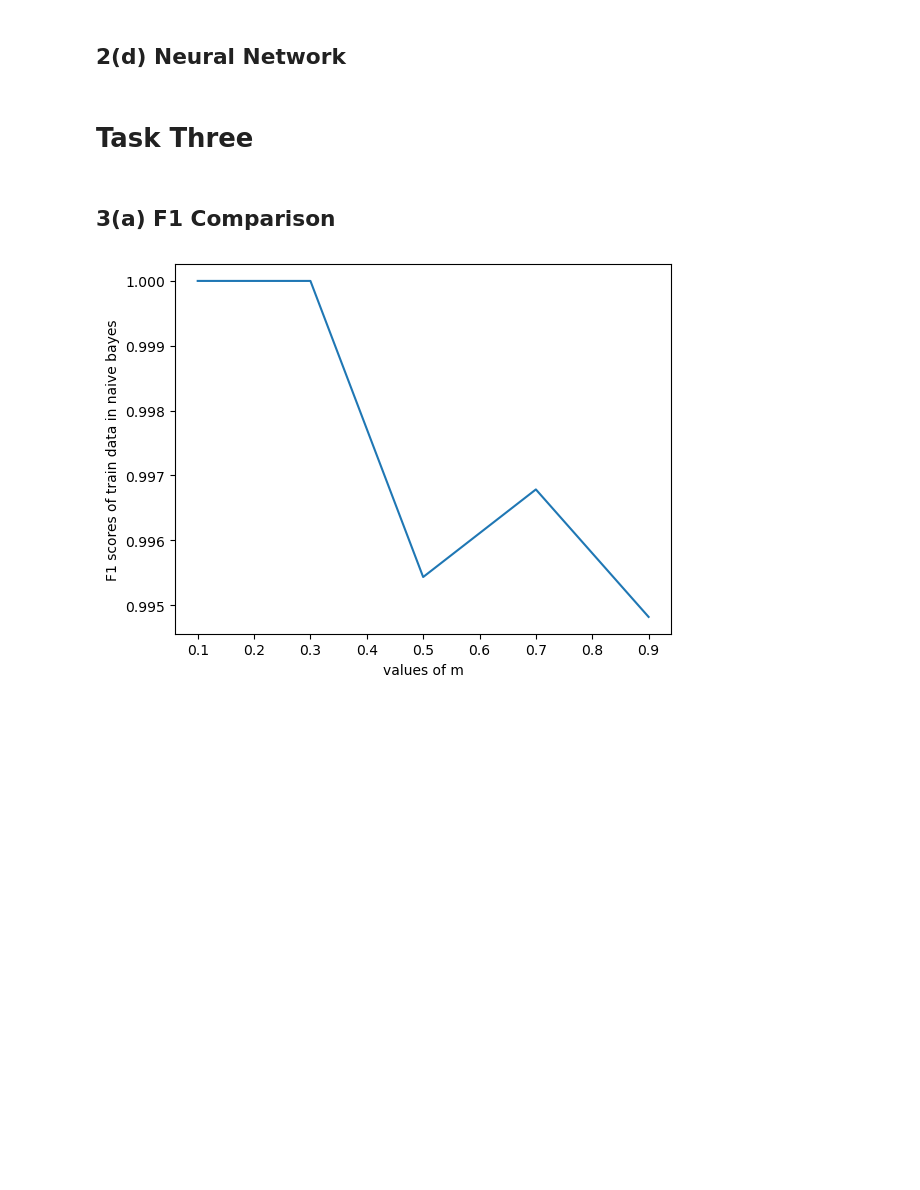
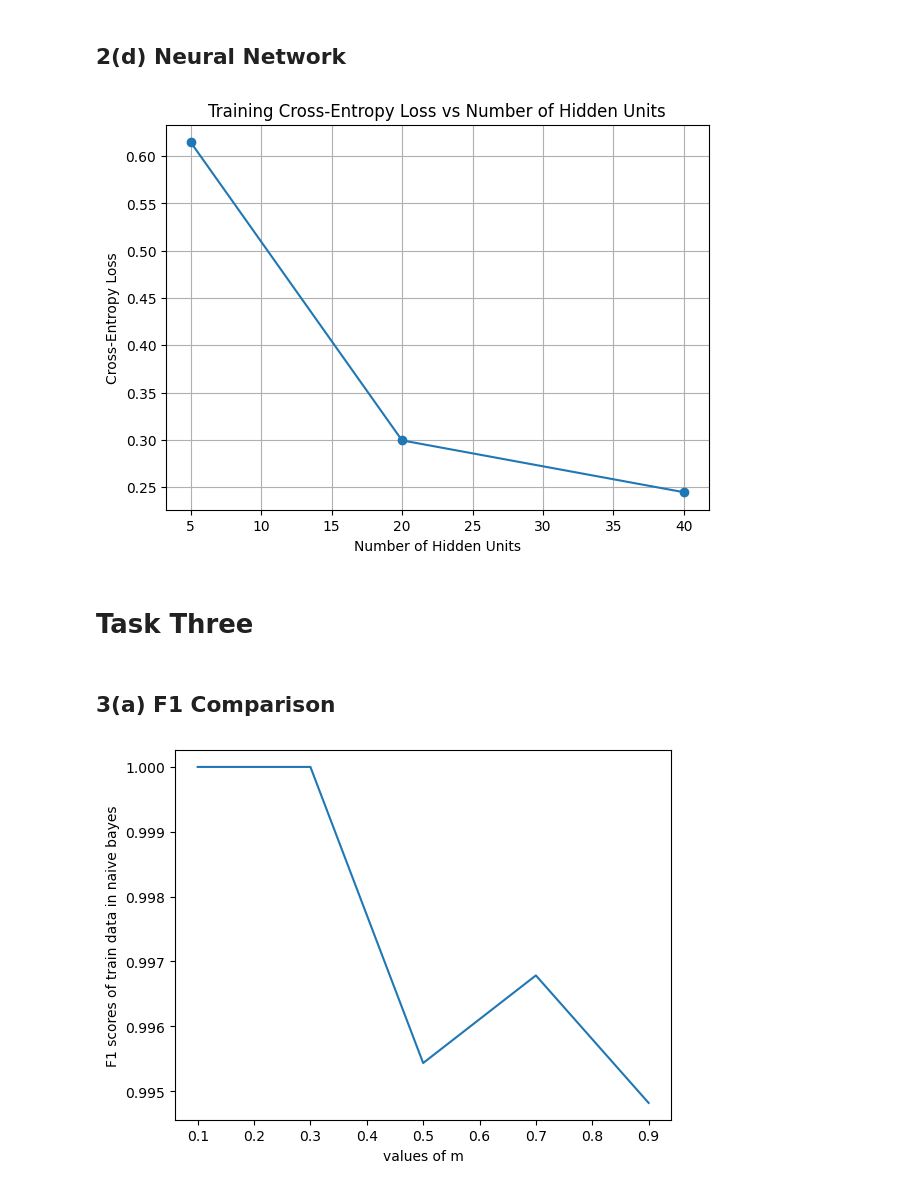
Before and after one commit to eand640/361assignment3, a Jupyter notebook: 361assignment3.ipynb, the cells around one changed output. Drawn from its saved outputs; the diff is of its cells as text; code cells hidden in the pictures; blank space fills up the shorter version.

```diff
--- a/361assignment3.ipynb
+++ b/361assignment3.ipynb
@@ -271,7 +266,34 @@ plot_decision_boundary(svm_rbf, X_2d_svm, y_enc, f"Hard-margin RBF SVM (C={C_har
 # %% [markdown]
 ## 2(d) Neural Network
 # %%
-# Neural Network code goes here
+hidden_units = [5,20,40]
+
+epochs = 100
+
+entropy_losses =[]
+
+svd = TruncatedSVD(n_components=2, random_state=42) #fitting to 2d view
+X_2d = svd.fit_transform(X)
+
+le = LabelEncoder()
+y_encoded = le.fit_transform(y) # y_enc categorised to 0 and 1
+
+for unit in hidden_units: #training NN classifier with hidden units
+    classifier = MLPClassifier(hidden_layer_sizes=(unit,), max_iter=epochs, random_state=42)
+    classifier.fit(X_2d,y_encoded)
+
+    entropy_loss = classifier.loss_
+    entropy_losses.append(entropy_loss)
+
+plt.figure(figsize=(7, 5)) #plotting entropy loss
+plt.plot(hidden_units, entropy_losses, marker='o')
+plt.title("Training Cross-Entropy Loss vs Number of Hidden Units")
+plt.xlabel("Number of Hidden Units")
+plt.ylabel("Cross-Entropy Loss")
+plt.grid(True)
+plt.show()
+# %% [output]
+[figure, added]
 # %% [markdown]
 # Task Three
 # %% [markdown]
```
Also changed, not shown: parts of 5 cells of this notebook.
